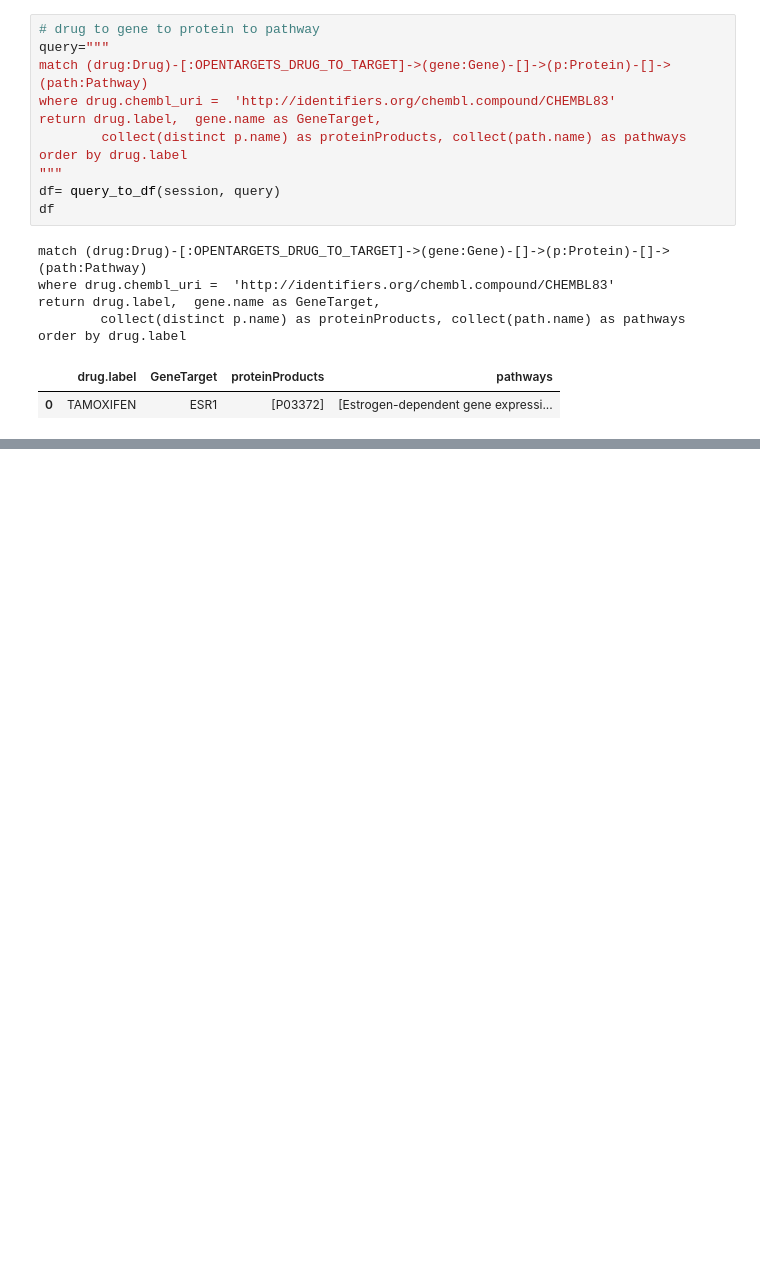
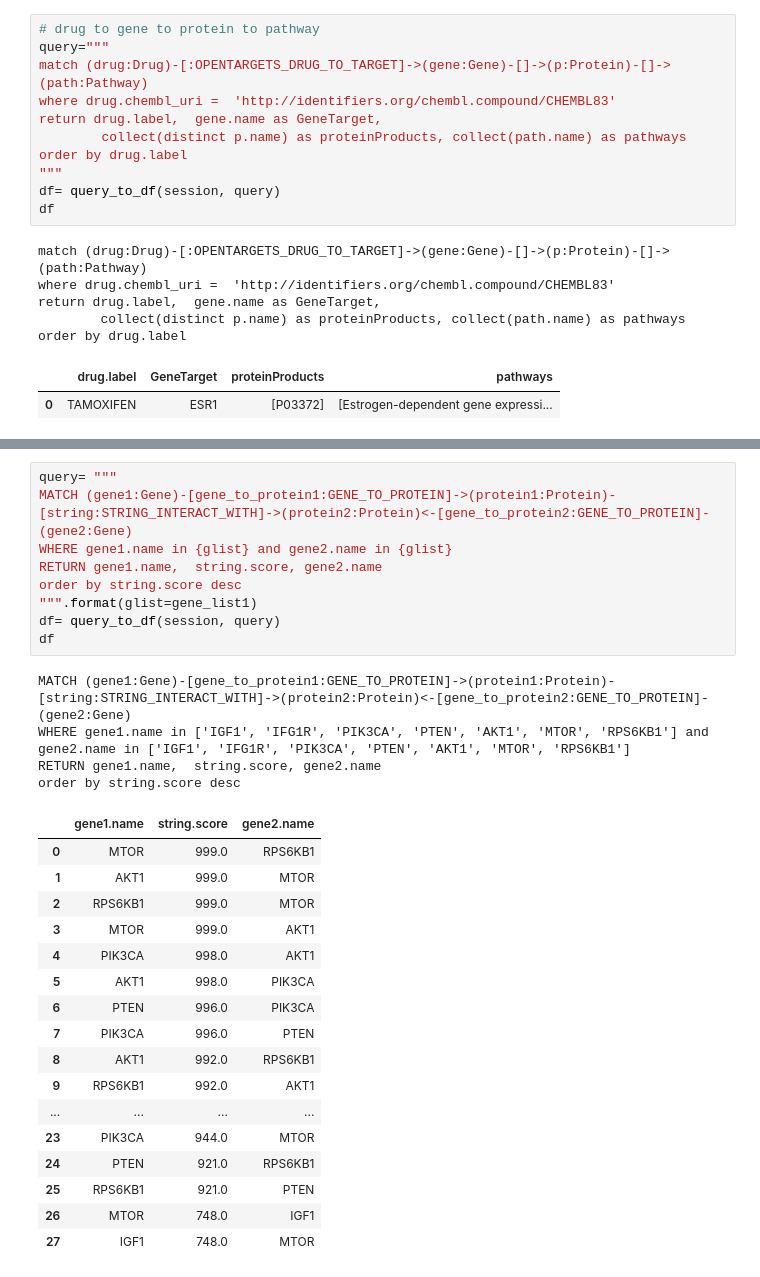
Before and after one commit to mvab/epigraphdb-breast-cancer, a Jupyter notebook: breast_cancer_positive_controls.ipynb, the cells around one changed output, grey strips where cells are left out. Saved outputs shown, nothing was run; the diff lists cells and outputs as text; blank space fills up the shorter version.

```diff
--- a/breast_cancer_positive_controls.ipynb
+++ b/breast_cancer_positive_controls.ipynb
@@ -212,0 +226,31 @@ return p
+# %%
+query= """
+MATCH (gene1:Gene)-[gene_to_protein1:GENE_TO_PROTEIN]->(protein1:Protein)-[string:STRING_INTERACT_WITH]->(protein2:Protein)<-[gene_to_protein2:GENE_TO_PROTEIN]-(gene2:Gene)
+WHERE gene1.name in {glist} and gene2.name in {glist}
+RETURN gene1.name,  string.score, gene2.name
+order by string.score desc
+""".format(glist=gene_list1)
+df= query_to_df(session, query)
+df
+# %% [output]
+MATCH (gene1:Gene)-[gene_to_protein1:GENE_TO_PROTEIN]->(protein1:Protein)-[string:STRING_INTERACT_WITH]->(protein2:Protein)<-[gene_to_protein2:GENE_TO_PROTEIN]-(gene2:Gene)
+WHERE gene1.name in ['IGF1', 'IFG1R', 'PIK3CA', 'PTEN', 'AKT1', 'MTOR', 'RPS6KB1'] and gene2.name in ['IGF1', 'IFG1R', 'PIK3CA', 'PTEN', 'AKT1', 'MTOR', 'RPS6KB1']
+RETURN gene1.name,  string.score, gene2.name
+order by string.score desc
+|  | gene1.name | string.score | gene2.name |
+| 0 | MTOR | 999.0 | RPS6KB1 |
+| 1 | AKT1 | 999.0 | MTOR |
+| 2 | RPS6KB1 | 999.0 | MTOR |
+| 3 | MTOR | 999.0 | AKT1 |
+| 4 | PIK3CA | 998.0 | AKT1 |
+| 5 | AKT1 | 998.0 | PIK3CA |
+| 6 | PTEN | 996.0 | PIK3CA |
+| 7 | PIK3CA | 996.0 | PTEN |
+| 8 | AKT1 | 992.0 | RPS6KB1 |
+| 9 | RPS6KB1 | 992.0 | AKT1 |
+| ... | ... | ... | ... |
+| 23 | PIK3CA | 944.0 | MTOR |
+| 24 | PTEN | 921.0 | RPS6KB1 |
+| 25 | RPS6KB1 | 921.0 | PTEN |
+| 26 | MTOR | 748.0 | IGF1 |
+| 27 | IGF1 | 748.0 | MTOR |
```
Also changed, not shown: parts of 8 cells of this notebook, 3 other files.
